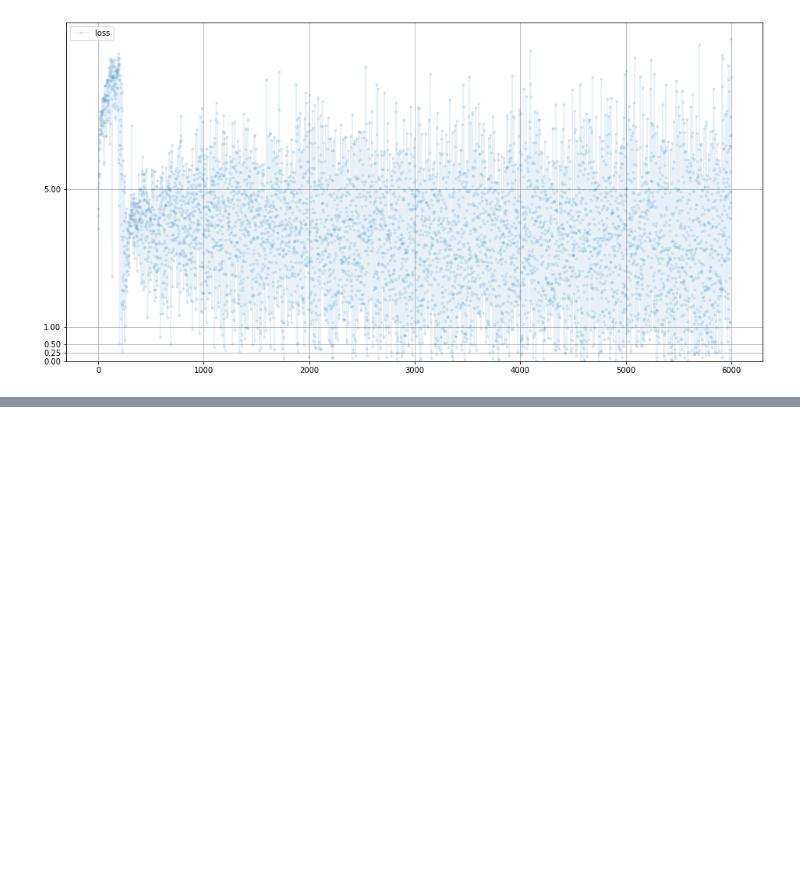
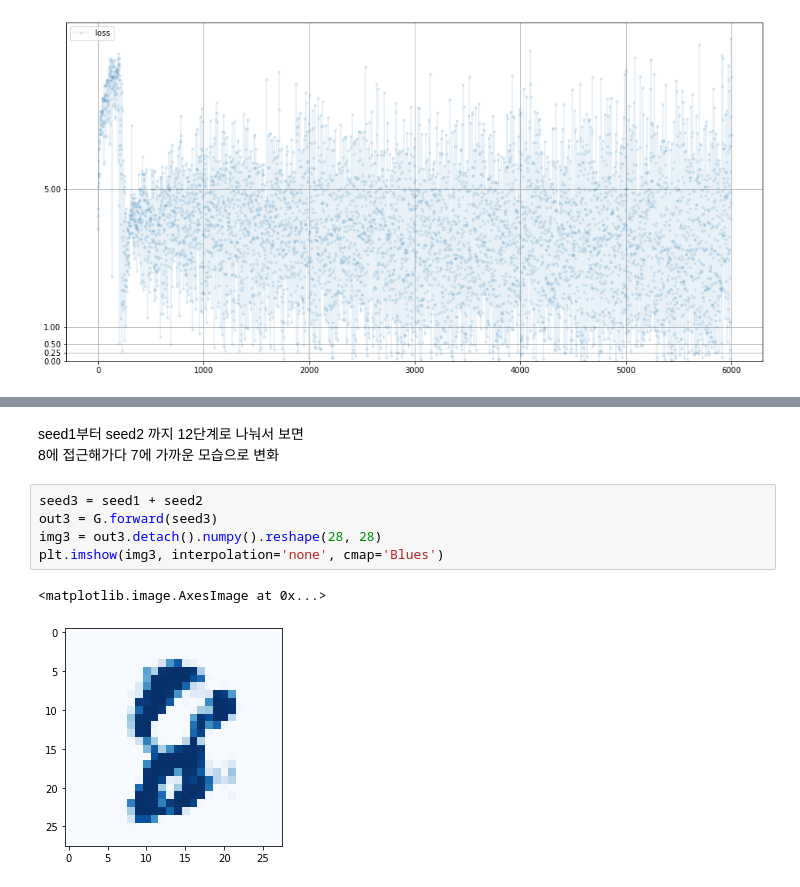
Before and after one commit to hodurie/AI_Study, a Jupyter notebook: Pytorch/GAN 첫걸음/손으로 쓴 숫자 훈련.ipynb, the cells around one changed output, grey strips where cells are left out. Saved outputs shown, nothing was run; the diff lists cells and outputs as text; blank space fills up the shorter version.

```diff
--- a/Pytorch/GAN 첫걸음/손으로 쓴 숫자 훈련.ipynb
+++ b/Pytorch/GAN 첫걸음/손으로 쓴 숫자 훈련.ipynb
@@ -360,0 +396,11 @@ for i in range(2):
+# %% [markdown]
+seed1부터 seed2 까지 12단계로 나눠서 보면
+8에 접근해가다 7에 가까운 모습으로 변화
+# %%
+seed3 = seed1 + seed2
+out3 = G.forward(seed3)
+img3 = out3.detach().numpy().reshape(28, 28)
+plt.imshow(img3, interpolation='none', cmap='Blues')
+# %% [output]
+<matplotlib.image.AxesImage at 0x...>
+[figure, added]
```
Also changed, not shown: parts of 8 cells of this notebook.
